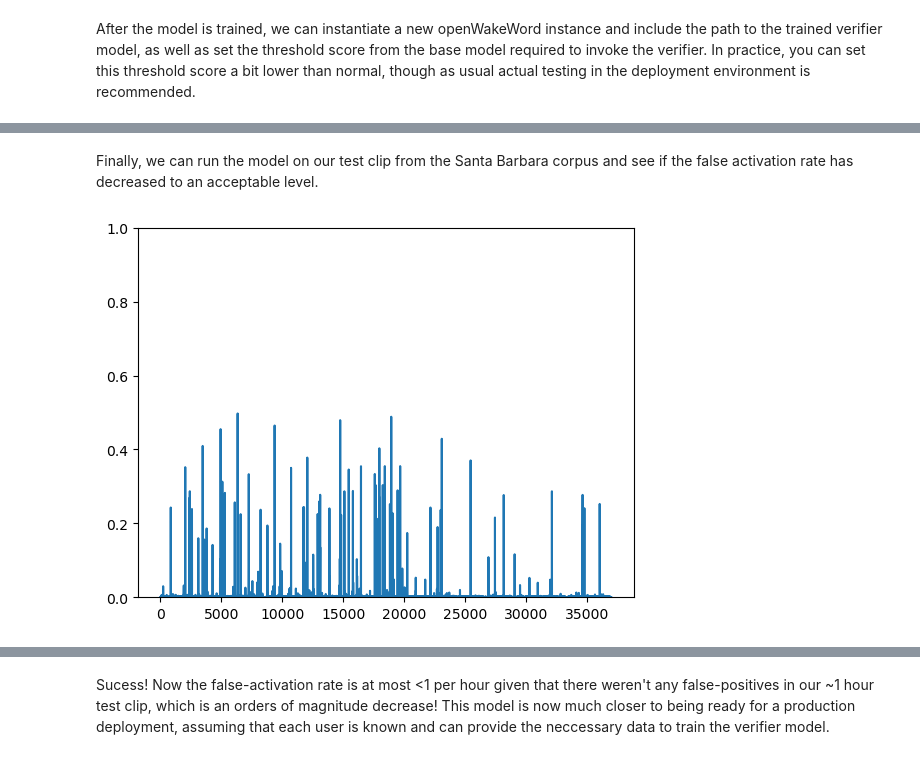
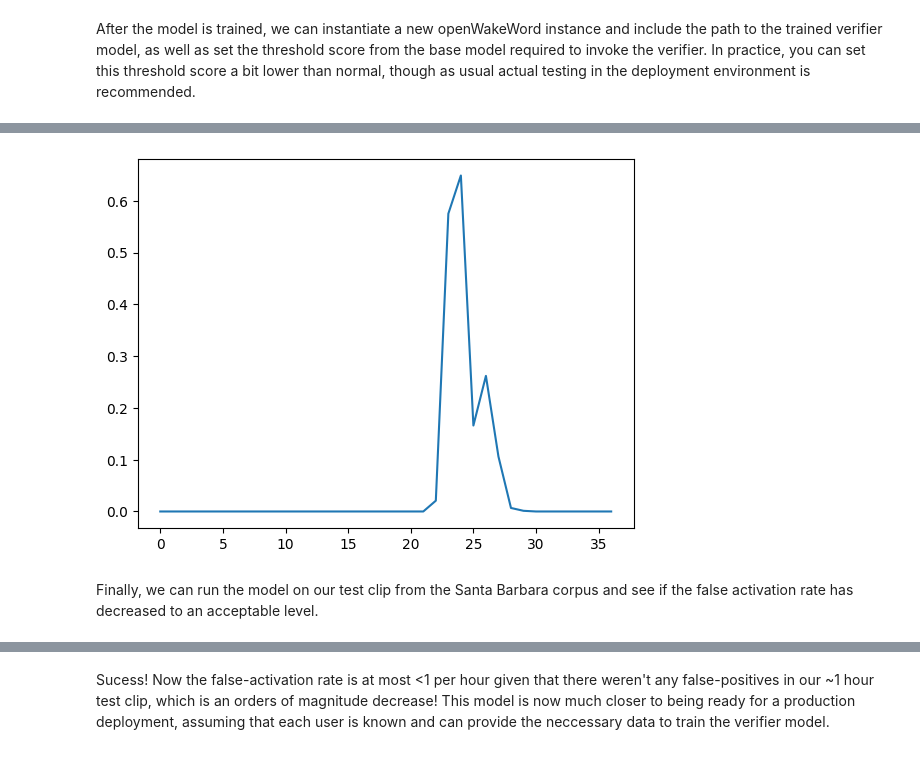
Before and after one commit to Willy8m/openWakeWord, a Jupyter notebook: notebooks/training_models.ipynb, the cells around one changed output, grey strips where cells are left out. Drawn from its saved outputs; the diff is of its cells as text; code cells hidden in the pictures.

```diff
--- a/notebooks/training_models.ipynb
+++ b/notebooks/training_models.ipynb
@@ -461,11 +613,11 @@ Now that we have the data (note that all of the clips *must* be 16 khz, 16-bit P
 # %%
 # Train verifier model on the reference clips
 
-output_model_path = "turn_on_the_office_lights_verifier.pkl"
+output_model_path = "alexa_verifier.pkl"
 openwakeword.train_custom_verifier(
-    positive_reference_clips = reference_clips[0:3], # use 3 reference examples for the wake phrase
+    positive_reference_clips = reference_clips[0:7], # use 3 reference examples for the wake phrase
     negative_reference_clips = negative_clips,
     output_path = output_model_path,
-    model_name = "turn_on_the_office_lights.onnx"
+    model_name = "alexa2500015000100.onnx"
 )
 # %% [output]
@@ -477,9 +630,15 @@ After the model is trained, we can instantiate a new openWakeWord instance and i
 # Create openWakeWord instance with verifier model
 
 oww = openwakeword.Model(
-    wakeword_model_paths=["turn_on_the_office_lights.onnx"],
-    enable_speex_noise_suppression=True,
+    wakeword_model_paths=["alexa2500015000100.onnx"],
+    enable_speex_noise_suppression=False,
     vad_threshold=0.5,
-    custom_verifier_models={"turn_on_the_office_lights": "turn_on_the_office_lights_verifier.pkl"},
-    custom_verifier_threshold=0.3,
+    custom_verifier_models={"alexa2500015000100": "alexa_verifier.pkl"},
+    custom_verifier_threshold=0.5,
 )
+
+# Do a quick test prediction on the test clip to confirm that the behavior is still as expected
+scores = oww.predict_clip("training_tutorial_data/positive/alexa.wav")
+plt.figure()
+_ = plt.plot([i["alexa2500015000100"] for i in scores])
+# %% [output]
@@ -486,12 +647,7 @@ oww = openwakeword.Model(
+[figure, added]
 # %% [markdown]
 Finally, we can run the model on our test clip from the Santa Barbara corpus and see if the false activation rate has decreased to an acceptable level.
 # %%
 # Run false-accept rate test again, now with the verifier model
 
-scores = oww.predict_clip("santa_barbara_corpus_test_clip.wav")
-
-plt.figure()
-plt.plot([i["turn_on_the_office_lights"] for i in scores])
-_ = plt.ylim(0,1)
+scores = oww.predict_clip("training_tutorial_data/santa_barbara_corpus_test_clip.wav")
-# %% [output]
-[figure, removed]
```
Also changed, not shown: parts of 42 cells of this notebook, 17 other files.
